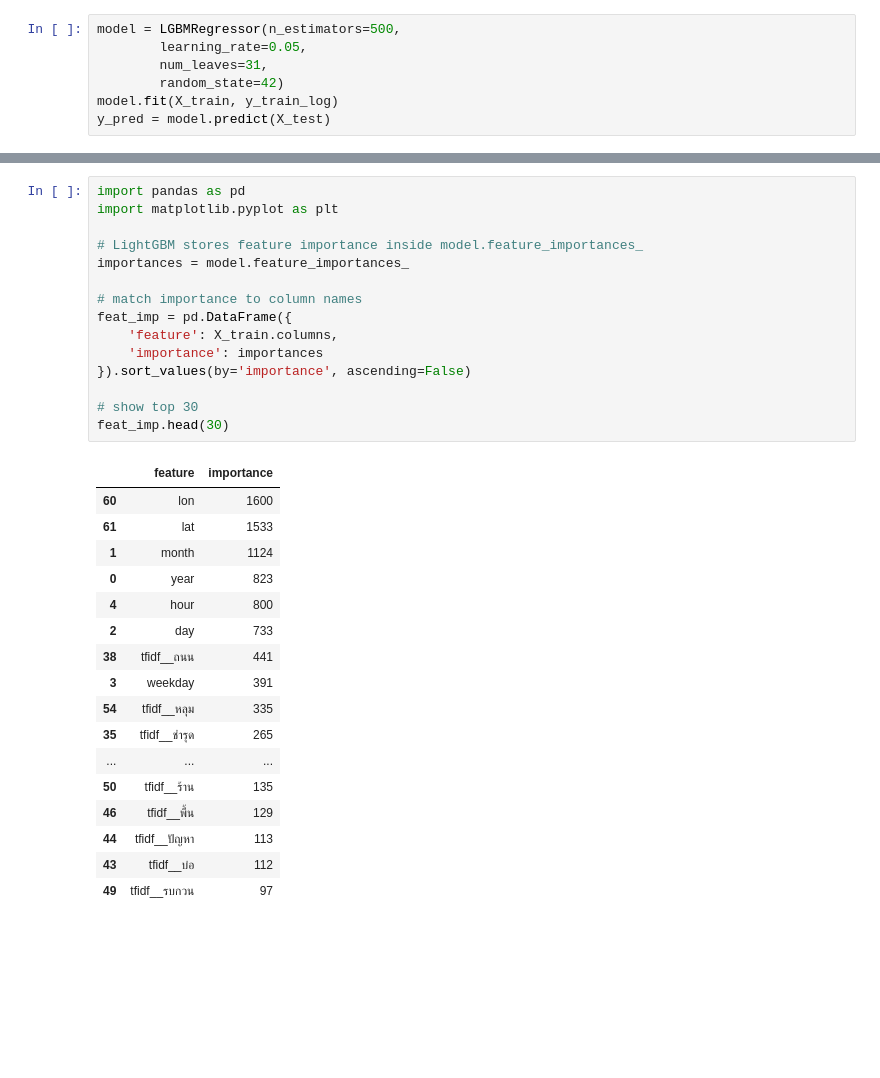
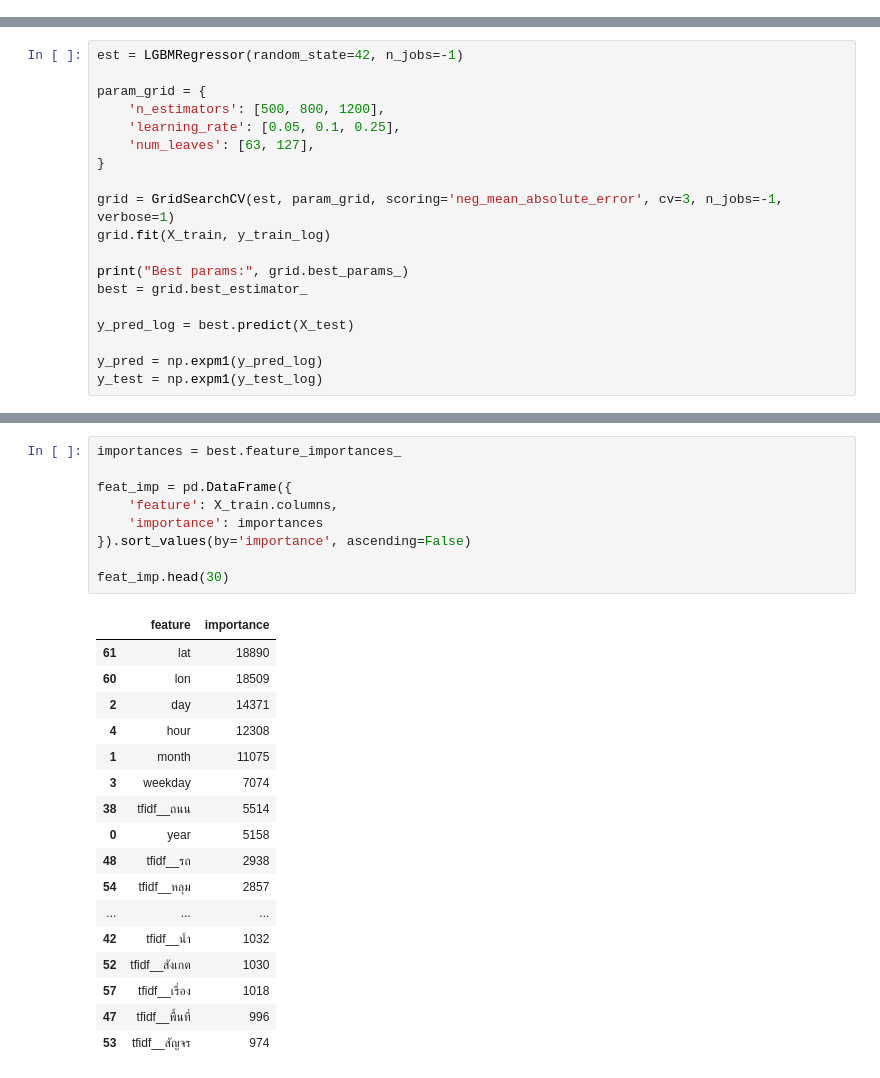
Before and after one commit to KarinSitthibut/Dsde_Project, a Jupyter notebook: notebook/ML_training.ipynb, the cells around one changed output, grey strips where cells are left out. Cells and saved outputs as stored; diff of their text form; blank space fills up the shorter version.

```diff
--- a/notebook/ML_training.ipynb
+++ b/notebook/ML_training.ipynb
@@ -11,10 +13,3 @@ y = pd.read_csv('../data/processed/footpath_phase1.csv')
 y_log = np.log1p(y['duration_hours'])
 
 X_train,X_test,y_train_log,y_test_log = train_test_split(X,y_log,test_size=0.25, random_state=42)
-# %%
-model = LGBMRegressor(n_estimators=500,
-        learning_rate=0.05,
-        num_leaves=31,
-        random_state=42)
-model.fit(X_train, y_train_log)
-y_pred = model.predict(X_test)
@@ -33,0 +25,19 @@ y_test = np.expm1(y_test_log)
+# %%
+est = LGBMRegressor(random_state=42, n_jobs=-1)
+
+param_grid = {
+    'n_estimators': [500, 800, 1200],
+    'learning_rate': [0.05, 0.1, 0.25],
+    'num_leaves': [63, 127],
+}
+
+grid = GridSearchCV(est, param_grid, scoring='neg_mean_absolute_error', cv=3, n_jobs=-1, verbose=1)
+grid.fit(X_train, y_train_log)
+
+print("Best params:", grid.best_params_)
+best = grid.best_estimator_
+
+y_pred_log = best.predict(X_test)
+
+y_pred = np.expm1(y_pred_log)
+y_test = np.expm1(y_test_log)
@@ -90,33 +89,27 @@ plt.show()
 # %%
-import pandas as pd
-import matplotlib.pyplot as plt
+importances = best.feature_importances_
 
-# LightGBM stores feature importance inside model.feature_importances_
-importances = model.feature_importances_
-
-# match importance to column names
 feat_imp = pd.DataFrame({
     'feature': X_train.columns,
     'importance': importances
 }).sort_values(by='importance', ascending=False)
 
-# show top 30
 feat_imp.head(30)
 # %% [output]
 |  | feature | importance |
-| 60 | lon | 1600 |
-| 61 | lat | 1533 |
-| 1 | month | 1124 |
-| 0 | year | 823 |
-| 4 | hour | 800 |
-| 2 | day | 733 |
-| 38 | tfidf__ถนน | 441 |
-| 3 | weekday | 391 |
-| 54 | tfidf__หลุม | 335 |
-| 35 | tfidf__ชำรุด | 265 |
+| 61 | lat | 18890 |
+| 60 | lon | 18509 |
+| 2 | day | 14371 |
+| 4 | hour | 12308 |
+| 1 | month | 11075 |
+| 3 | weekday | 7074 |
+| 38 | tfidf__ถนน | 5514 |
+| 0 | year | 5158 |
+| 48 | tfidf__รถ | 2938 |
+| 54 | tfidf__หลุม | 2857 |
 | ... | ... | ... |
-| 50 | tfidf__ร้าน | 135 |
-| 46 | tfidf__พื้น | 129 |
-| 44 | tfidf__ปัญหา | 113 |
-| 43 | tfidf__บ่อ | 112 |
-| 49 | tfidf__รบกวน | 97 |
+| 42 | tfidf__น้ำ | 1032 |
+| 52 | tfidf__สังเกต | 1030 |
+| 57 | tfidf__เรื่อง | 1018 |
+| 47 | tfidf__พื้นที่ | 996 |
+| 53 | tfidf__สัญจร | 974 |
```
Also changed, not shown: parts of 11 cells of this notebook.
